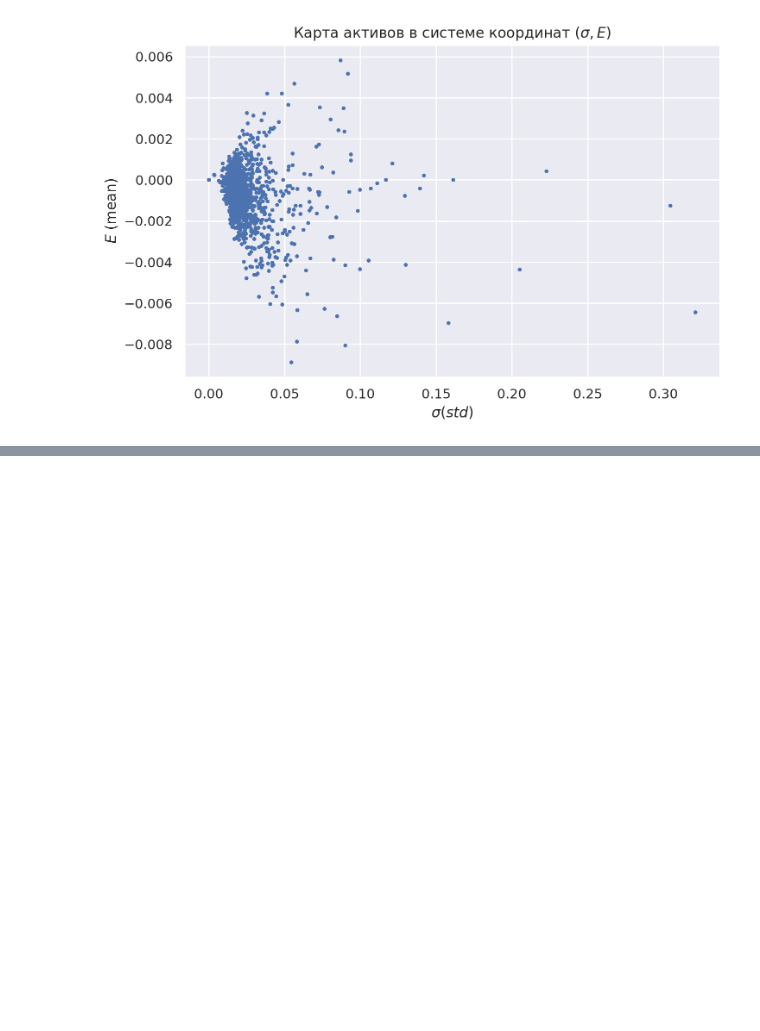
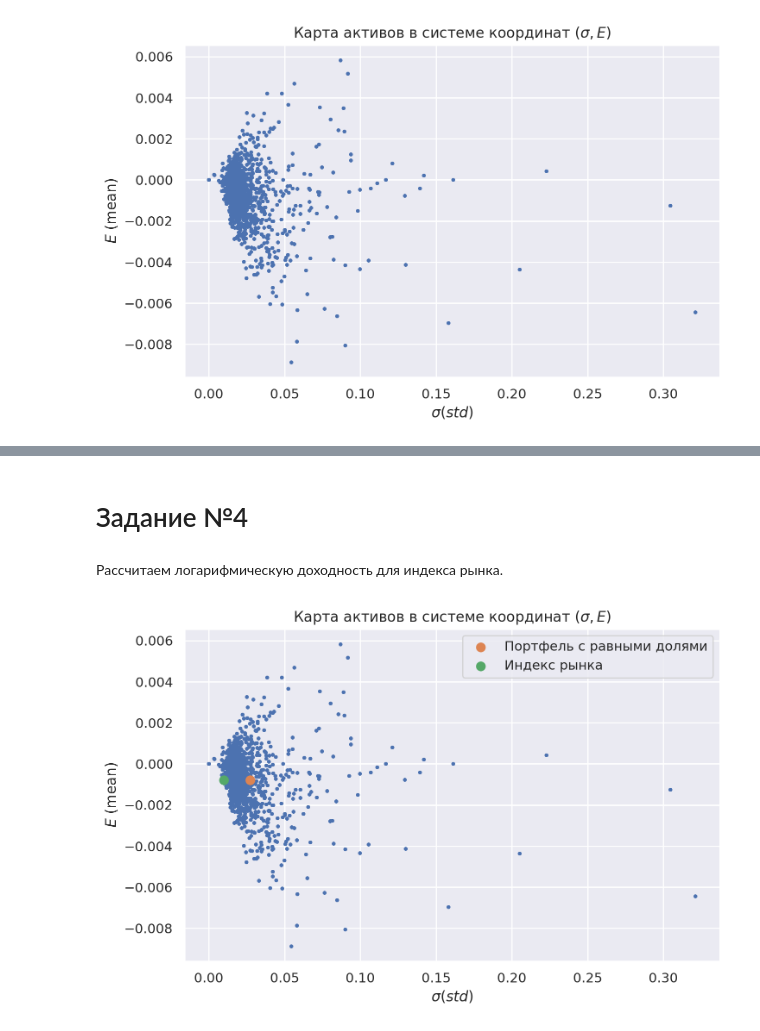
Before and after one commit to antonov1lya/ResearchSeminar2024, a Jupyter notebook: report.ipynb, the cells around one changed output, grey strips where cells are left out. Saved outputs shown, nothing was run; the diff lists cells and outputs as text; code cells hidden in the pictures; blank space fills up the shorter version.

```diff
--- a/report.ipynb
+++ b/report.ipynb
@@ -131,0 +148,23 @@ plt.show()
+# %% [markdown]
+# Задание №4
+# %% [markdown]
+Рассчитаем логарифмическую доходность для индекса рынка.
+# %%
+indexes_returns = np.log(np.array(indexes['Close'])[1:]/np.array(indexes['Close'])[:-1])
+indexes_returns_sigma = np.std(indexes_returns)
+indexes_returns_mean = np.mean(indexes_returns)
+# %%
+equally_weighted_portfolio_sigma = np.mean(std)
+equally_weighted_portfolio_mean = np.mean(mean)
+
+std, mean = returns.std(), returns.mean()
+plt.scatter(std, mean, s=5)
+plt.scatter([equally_weighted_portfolio_sigma], [equally_weighted_portfolio_mean], s=50, label='Портфель с равными долями')
+plt.scatter([indexes_returns_sigma], [indexes_returns_mean], s=50, label='Индекс рынка')
+plt.legend()
+plt.xlabel('$\sigma (std)$')
+plt.ylabel('$E$ (mean)')
+plt.title('Карта активов в системе координат $(\sigma, E)$')
+plt.show()
+# %% [output]
+[figure, added]
```
Also changed, not shown: parts of 2 cells of this notebook.
